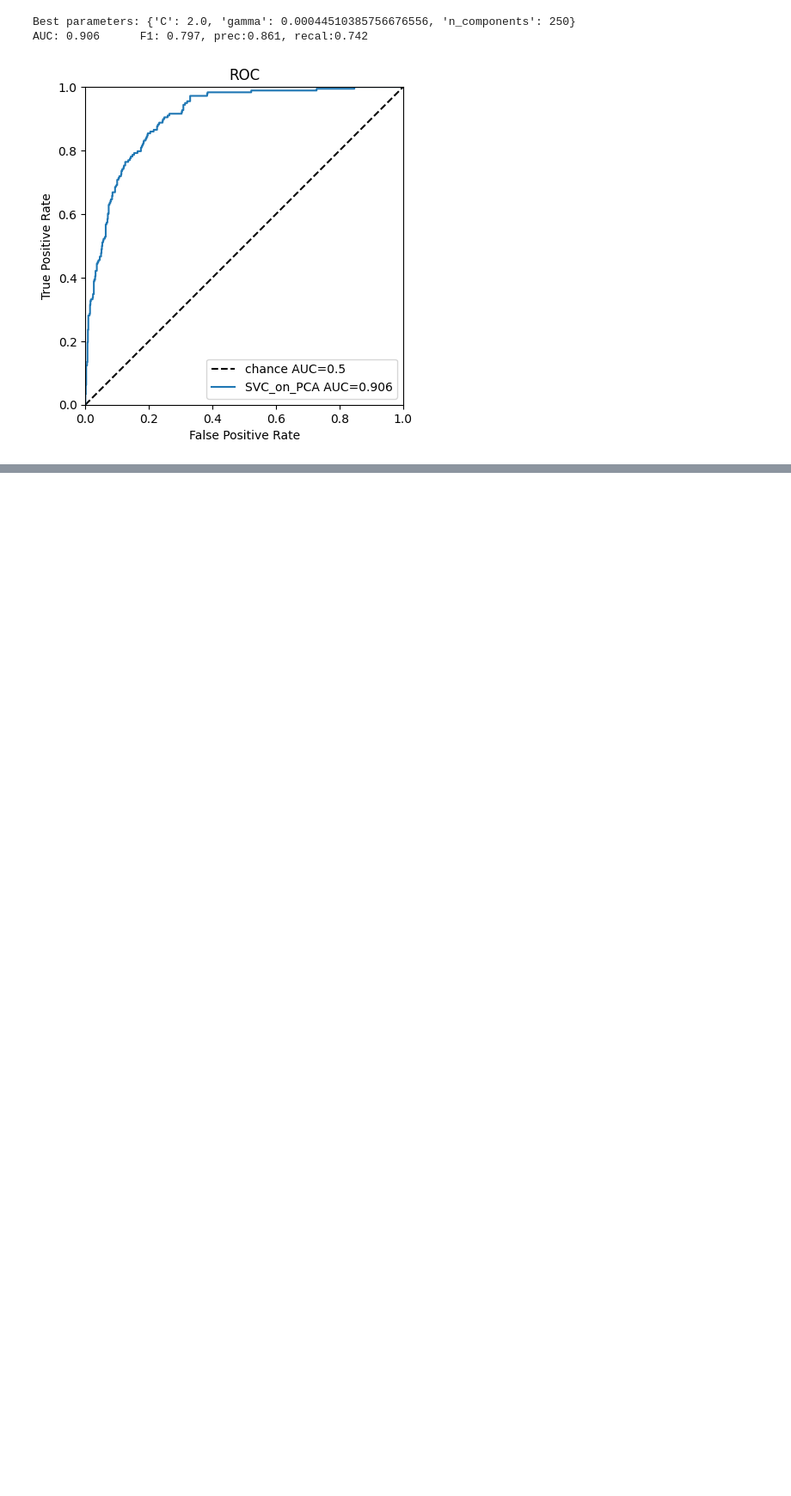
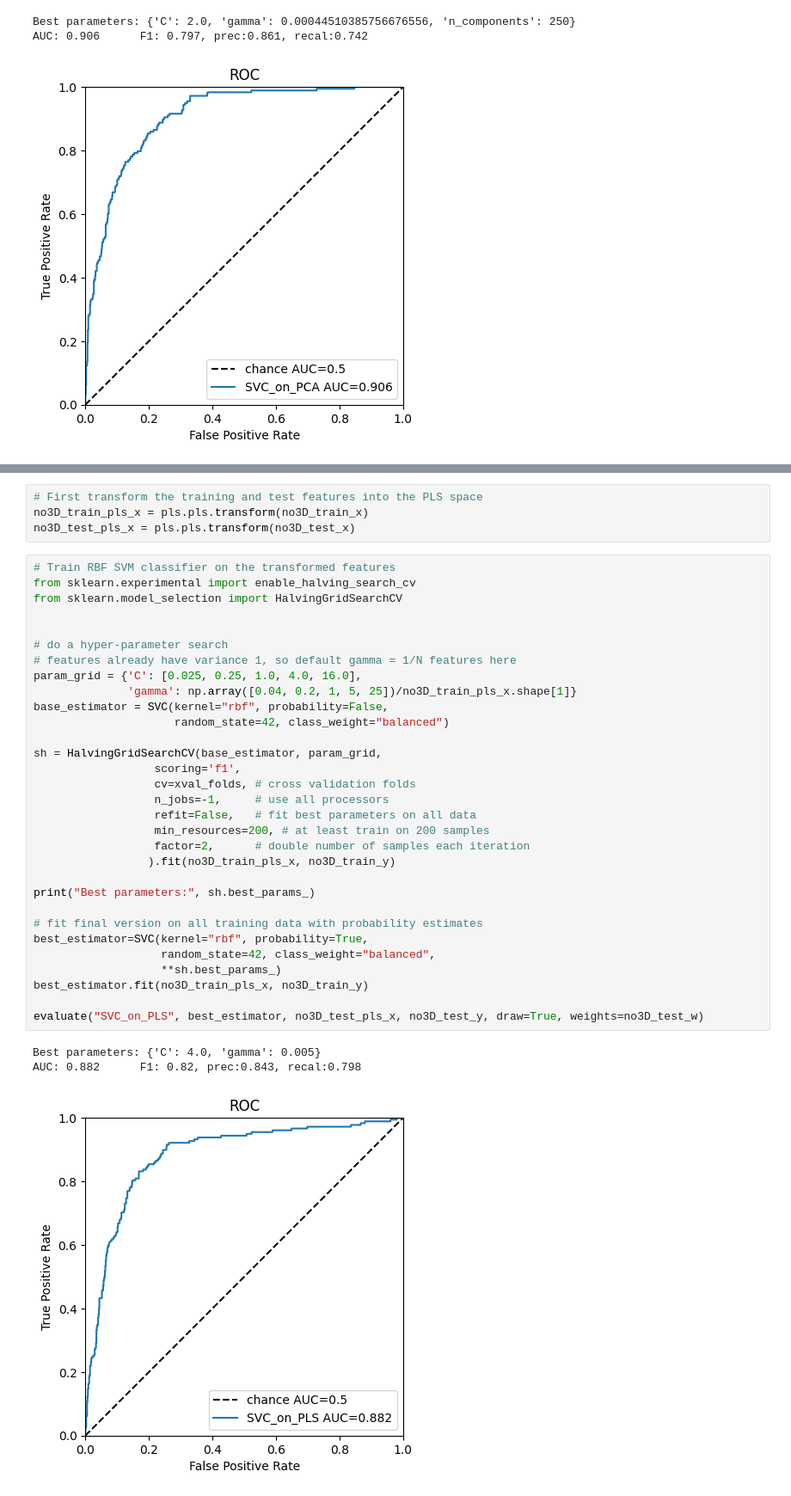
Before and after one commit to zetadin/EGFR_PIC50, a Jupyter notebook: Step3_TrainSimpleModels.ipynb, the cells around one changed output, grey strips where cells are left out. Shown: that part at 86% size. Drawn from its saved outputs; the diff is of its cells as text; blank space fills up the shorter version.

```diff
--- a/Step3_TrainSimpleModels.ipynb
+++ b/Step3_TrainSimpleModels.ipynb
@@ -655,0 +766,39 @@ Similarly to the PCA dimention reduction trick one can also train a PLS regressi
+# %%
+# First transform the training and test features into the PLS space
+no3D_train_pls_x = pls.pls.transform(no3D_train_x)
+no3D_test_pls_x = pls.pls.transform(no3D_test_x)
+# %%
+# Train RBF SVM classifier on the transformed features
+from sklearn.experimental import enable_halving_search_cv
+from sklearn.model_selection import HalvingGridSearchCV
+
+
+# do a hyper-parameter search
+# features already have variance 1, so default gamma = 1/N features here
+param_grid = {'C': [0.025, 0.25, 1.0, 4.0, 16.0],
+              'gamma': np.array([0.04, 0.2, 1, 5, 25])/no3D_train_pls_x.shape[1]}
+base_estimator = SVC(kernel="rbf", probability=False,
+                     random_state=42, class_weight="balanced")
+
+sh = HalvingGridSearchCV(base_estimator, param_grid,
+                  scoring='f1',
+                  cv=xval_folds, # cross validation folds
+                  n_jobs=-1,     # use all processors
+                  refit=False,   # fit best parameters on all data
+                  min_resources=200, # at least train on 200 samples
+                  factor=2,      # double number of samples each iteration
+                 ).fit(no3D_train_pls_x, no3D_train_y)
+
+print("Best parameters:", sh.best_params_)
+
+# fit final version on all training data with probability estimates
+best_estimator=SVC(kernel="rbf", probability=True,
+                   random_state=42, class_weight="balanced",
+                   **sh.best_params_)
+best_estimator.fit(no3D_train_pls_x, no3D_train_y)
+
+evaluate("SVC_on_PLS", best_estimator, no3D_test_pls_x, no3D_test_y, draw=True, weights=no3D_test_w)
+# %% [output]
+Best parameters: {'C': 4.0, 'gamma': 0.005}
+AUC: 0.882      F1: 0.82, prec:0.843, recal:0.798
+[figure, added]
```
Also changed, not shown: parts of 18 cells of this notebook.
